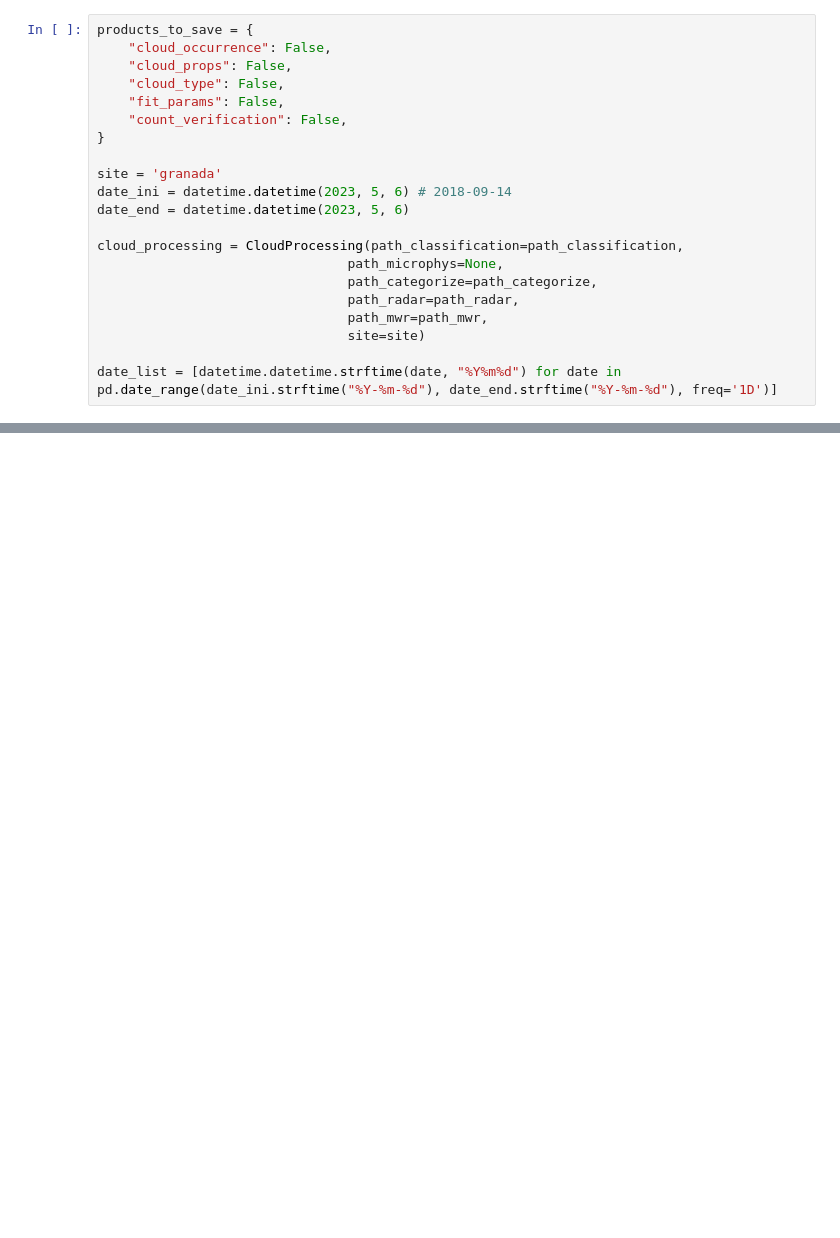
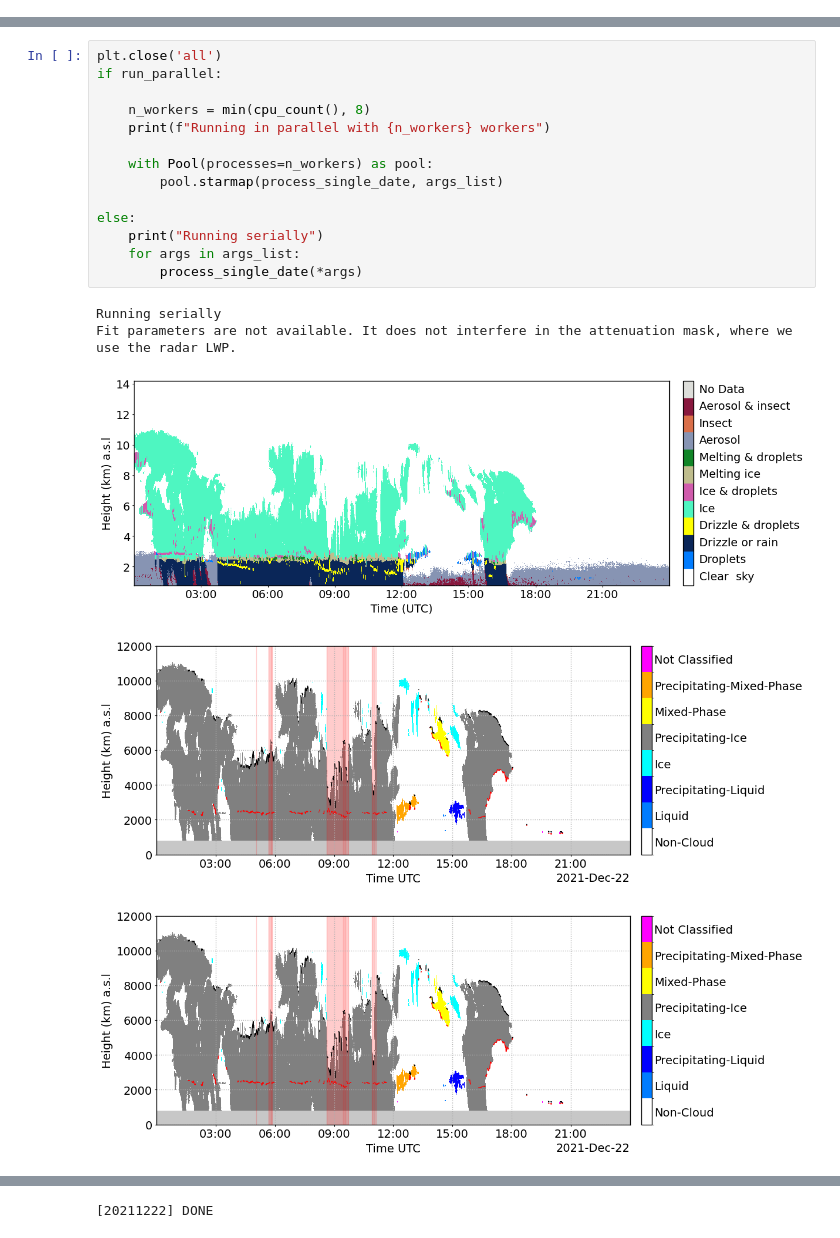
Before and after one commit to matheustolentino/cloud-statistics, a Jupyter notebook: notebooks/cluster_classification.ipynb, the cells around one changed output, grey strips where cells are left out. Cells and saved outputs as stored; diff of their text form; blank space fills up the shorter version.

```diff
--- a/notebooks/cluster_classification.ipynb
+++ b/notebooks/cluster_classification.ipynb
@@ -28,21 +34,0 @@ path_mwr = "/media/matheustolen/Seagate Basic/cloudnet/mwr" # Path with files al
-# %%
-products_to_save = {
-    "cloud_occurrence": False,
-    "cloud_props": False,
-    "cloud_type": False,
-    "fit_params": False,
-    "count_verification": False,
-}
-
-site = 'granada'
-date_ini = datetime.datetime(2023, 5, 6) # 2018-09-14
-date_end = datetime.datetime(2023, 5, 6)
-
-cloud_processing = CloudProcessing(path_classification=path_classification,
-                                path_microphys=None,
-                                path_categorize=path_categorize,
-                                path_radar=path_radar,
-                                path_mwr=path_mwr,
-                                site=site)
-
-date_list = [datetime.datetime.strftime(date, "%Y%m%d") for date in pd.date_range(date_ini.strftime("%Y-%m-%d"), date_end.strftime("%Y-%m-%d"), freq='1D')]
@@ -123,0 +237,20 @@ Fit parameters are not available. It does not interfere in the attenuation mask,
+# %%
+plt.close('all')
+if run_parallel:
+
+    n_workers = min(cpu_count(), 8)
+    print(f"Running in parallel with {n_workers} workers")
+
+    with Pool(processes=n_workers) as pool:
+        pool.starmap(process_single_date, args_list)
+
+else:
+    print("Running serially")
+    for args in args_list:
+        process_single_date(*args)
+# %% [output]
+Running serially
+Fit parameters are not available. It does not interfere in the attenuation mask, where we use the radar LWP.
+[figure, added]
+[figure, added]
+[figure, added]
@@ -123,0 +259 @@ Fit parameters are not available. It does not interfere in the attenuation mask,
+[20211222] DONE
```
Also changed, not shown: parts of 8 cells of this notebook, 3 other files.
